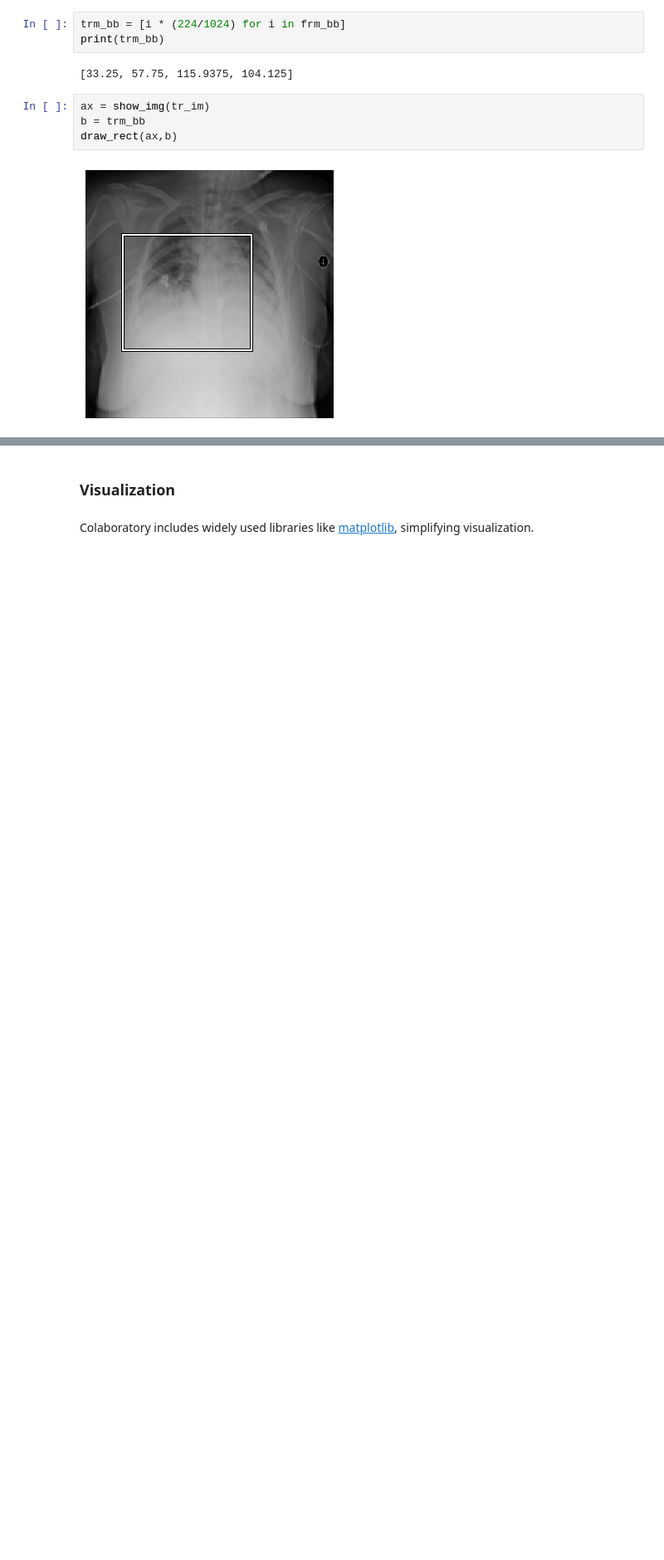
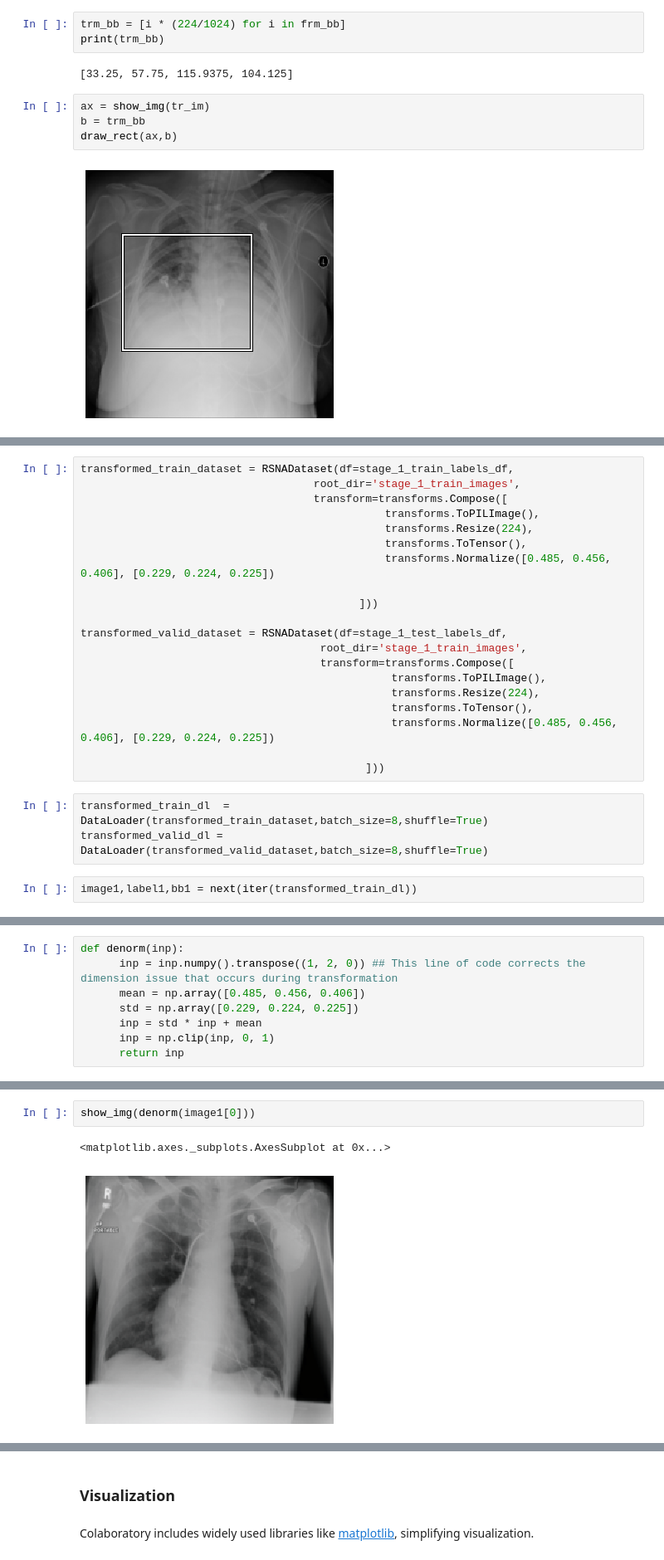
Before and after one commit to stanimman/2015, a Jupyter notebook: Hello,_Colaboratory.ipynb, the cells around one changed output, grey strips where cells are left out. Shown: that part at 83% size. Drawn from its saved outputs; the diff is of its cells as text; blank space fills up the shorter version.

```diff
--- a/Hello,_Colaboratory.ipynb
+++ b/Hello,_Colaboratory.ipynb
@@ -273,0 +344,25 @@ draw_rect(ax,b)
+# %%
+transformed_train_dataset = RSNADataset(df=stage_1_train_labels_df,
+                                    root_dir='stage_1_train_images',
+                                    transform=transforms.Compose([
+                                               transforms.ToPILImage(),
+                                               transforms.Resize(224),
+                                               transforms.ToTensor(),
+                                               transforms.Normalize([0.485, 0.456, 0.406], [0.229, 0.224, 0.225])
+
+                                           ]))
+
+transformed_valid_dataset = RSNADataset(df=stage_1_test_labels_df,
+                                     root_dir='stage_1_train_images',
+                                     transform=transforms.Compose([
+                                                transforms.ToPILImage(),
+                                                transforms.Resize(224),
+                                                transforms.ToTensor(),
+                                                transforms.Normalize([0.485, 0.456, 0.406], [0.229, 0.224, 0.225])
+
+                                            ]))
+# %%
+transformed_train_dl  = DataLoader(transformed_train_dataset,batch_size=8,shuffle=True)
+transformed_valid_dl = DataLoader(transformed_valid_dataset,batch_size=8,shuffle=True)
+# %%
+image1,label1,bb1 = next(iter(transformed_train_dl))
@@ -273,0 +407,8 @@ draw_rect(ax,b)
+# %%
+def denorm(inp):
+      inp = inp.numpy().transpose((1, 2, 0)) ## This line of code corrects the dimension issue that occurs during transformation
+      mean = np.array([0.485, 0.456, 0.406])
+      std = np.array([0.229, 0.224, 0.225])
+      inp = std * inp + mean
+      inp = np.clip(inp, 0, 1)
+      return inp
@@ -273,0 +422,5 @@ draw_rect(ax,b)
+# %%
+show_img(denorm(image1[0]))
+# %% [output]
+<matplotlib.axes._subplots.AxesSubplot at 0x...>
+[figure, added]
```
Also changed, not shown: parts of 14 cells of this notebook.
